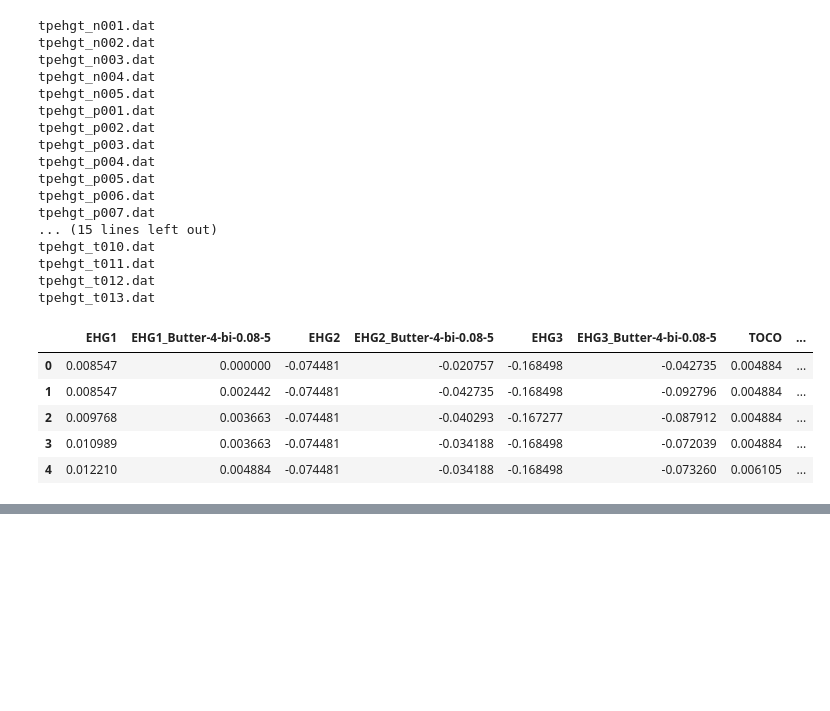
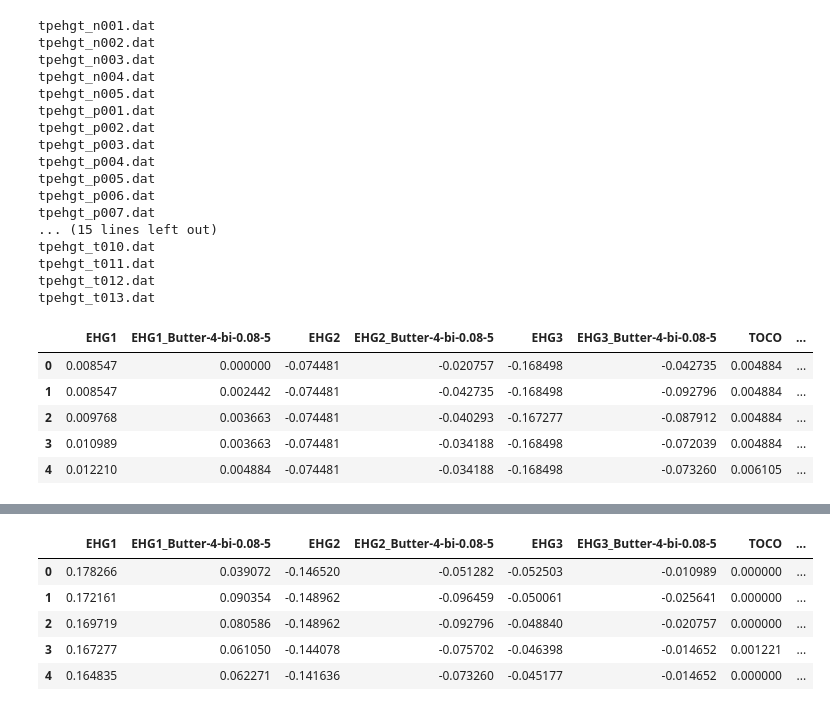
Before and after one commit to cluelescoder/Pre-Term, a Jupyter notebook: model.ipynb, the cells around one changed output, grey strips where cells are left out. Saved outputs shown, nothing was run; the diff lists cells and outputs as text; code cells hidden in the pictures; blank space fills up the shorter version.

```diff
--- a/model.ipynb
+++ b/model.ipynb
@@ -77,0 +76,3 @@ tpehgt_t013.dat
+# %%
+dfex=pd.read_csv('tpehgt_t004.csv')
+dfex.head()
@@ -77,0 +86,11 @@ tpehgt_t013.dat
+# %%
+#drop the first column
+dfex.drop(dfex.columns[0], axis=1, inplace=True)
+dfex.head()
+# %% [output]
+|  | EHG1 | EHG1_Butter-4-bi-0.08-5 | EHG2 | EHG2_Butter-4-bi-0.08-5 | EHG3 | EHG3_Butter-4-bi-0.08-5 | TOCO | ... |
+| 0 | 0.178266 | 0.039072 | -0.146520 | -0.051282 | -0.052503 | -0.010989 | 0.000000 | ... |
+| 1 | 0.172161 | 0.090354 | -0.148962 | -0.096459 | -0.050061 | -0.025641 | 0.000000 | ... |
+| 2 | 0.169719 | 0.080586 | -0.148962 | -0.092796 | -0.048840 | -0.020757 | 0.000000 | ... |
+| 3 | 0.167277 | 0.061050 | -0.144078 | -0.075702 | -0.046398 | -0.014652 | 0.001221 | ... |
+| 4 | 0.164835 | 0.062271 | -0.141636 | -0.073260 | -0.045177 | -0.014652 | 0.000000 | ... |
```
Also changed, not shown: parts of 27 cells of this notebook, 3 other files.
